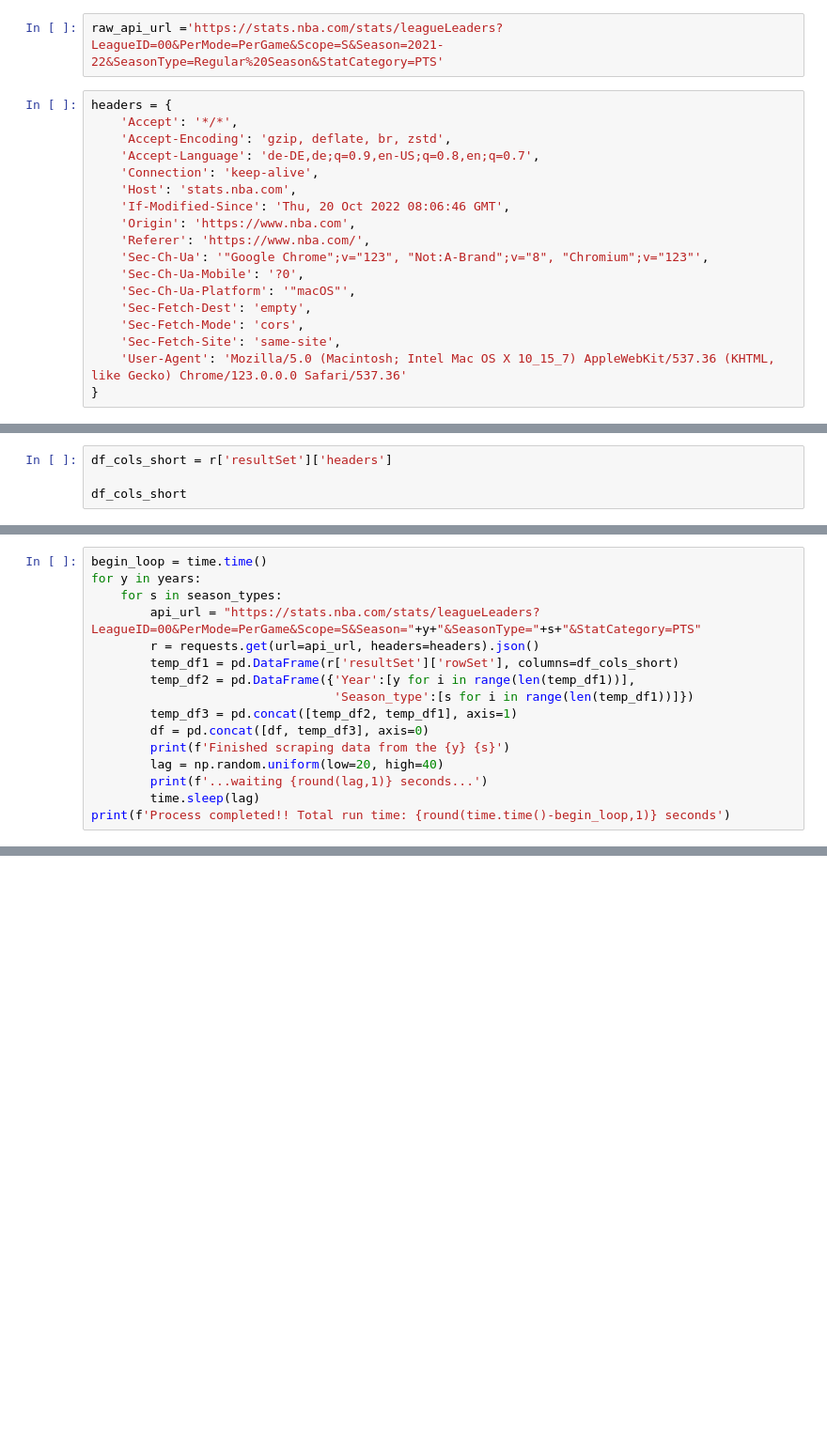
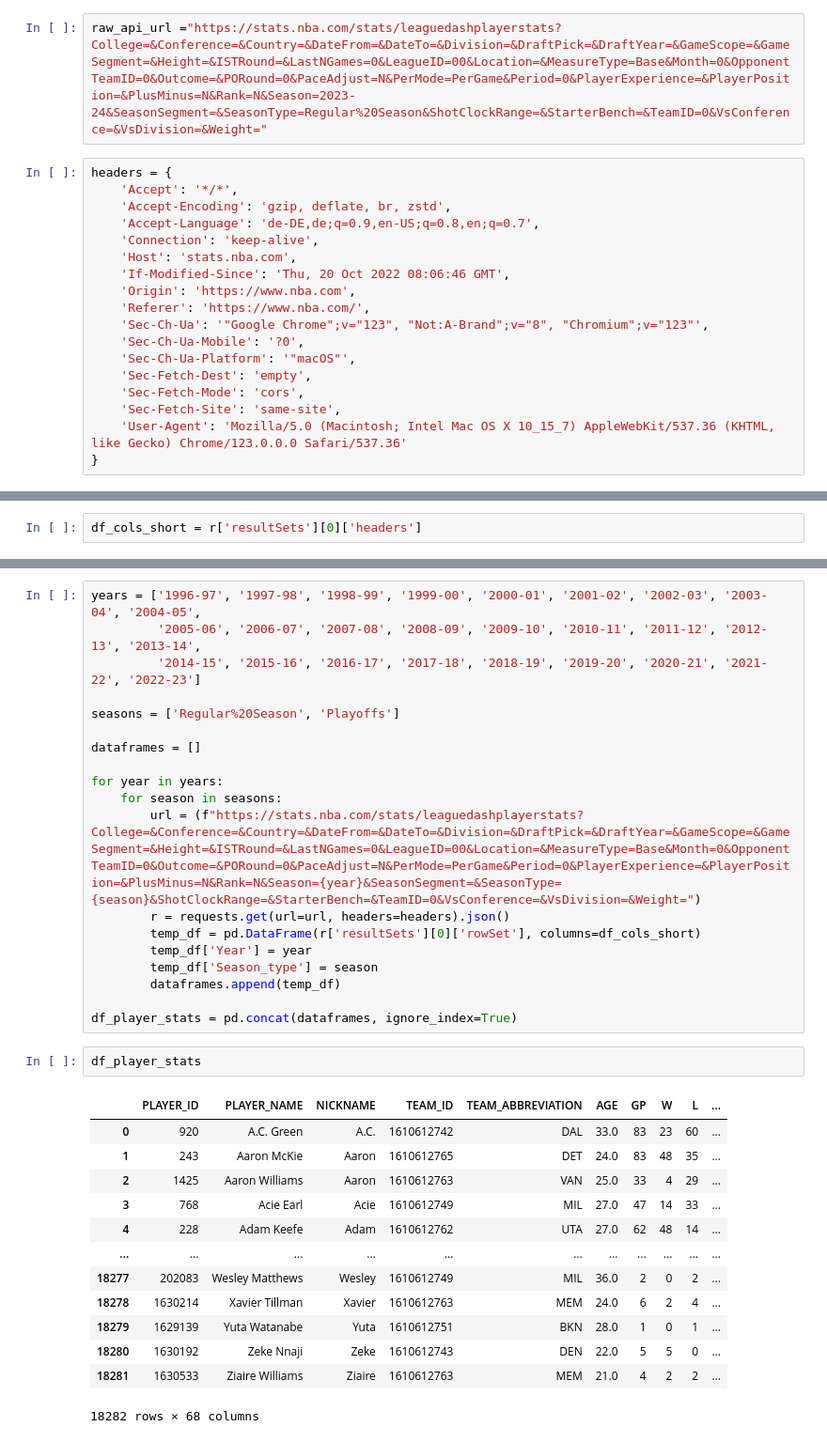
Before and after one commit to NEAT-Scouting-Data-Analytics/NEAT-Scouting-Data-Analytics, a Jupyter notebook: DataScrapping_nba_europe.ipynb, the cells around one changed output, grey strips where cells are left out. Shown at 94% size. Saved outputs shown, nothing was run; the diff lists cells and outputs as text; blank space fills up the shorter version.

```diff
--- a/DataScrapping_nba_europe.ipynb
+++ b/DataScrapping_nba_europe.ipynb
@@ -5,7 +5,7 @@ pd.set_option('display.max_columns', None) # so we can see all columns in a wide
 import time
 import numpy as np
 # %%
-raw_api_url ='https://stats.nba.com/stats/leagueLeaders?LeagueID=00&PerMode=PerGame&Scope=S&Season=2021-22&SeasonType=Regular%20Season&StatCategory=PTS'
+raw_api_url ="https://stats.nba.com/stats/leaguedashplayerstats?College=&Conference=&Country=&DateFrom=&DateTo=&Division=&DraftPick=&DraftYear=&GameScope=&GameSegment=&Height=&ISTRound=&LastNGames=0&LeagueID=00&Location=&MeasureType=Base&Month=0&OpponentTeamID=0&Outcome=&PORound=0&PaceAdjust=N&PerMode=PerGame&Period=0&PlayerExperience=&PlayerPosition=&PlusMinus=N&Rank=N&Season=2023-24&SeasonSegment=&SeasonType=Regular%20Season&ShotClockRange=&StarterBench=&TeamID=0&VsConference=&VsDivision=&Weight="
 # %%
 headers = {
     'Accept': '*/*',
@@ -48,4 +48,2 @@ r
 # %%
-df_cols_short = r['resultSet']['headers']
-
-df_cols_short
+df_cols_short = r['resultSets'][0]['headers']
@@ -80,16 +49,0 @@ df
-# %%
-begin_loop = time.time()
-for y in years:
-    for s in season_types:
-        api_url = "https://stats.nba.com/stats/leagueLeaders?LeagueID=00&PerMode=PerGame&Scope=S&Season="+y+"&SeasonType="+s+"&StatCategory=PTS"
-        r = requests.get(url=api_url, headers=headers).json()
-        temp_df1 = pd.DataFrame(r['resultSet']['rowSet'], columns=df_cols_short)
-        temp_df2 = pd.DataFrame({'Year':[y for i in range(len(temp_df1))],
-                                 'Season_type':[s for i in range(len(temp_df1))]})
-        temp_df3 = pd.concat([temp_df2, temp_df1], axis=1)
-        df = pd.concat([df, temp_df3], axis=0)
-        print(f'Finished scraping data from the {y} {s}')
-        lag = np.random.uniform(low=20, high=40)
-        print(f'...waiting {round(lag,1)} seconds...')
-        time.sleep(lag)
-print(f'Process completed!! Total run time: {round(time.time()-begin_loop,1)} seconds')
@@ -181,0 +50,35 @@ SyntaxError: invalid syntax (3595161058.py, line 2)
+# %%
+years = ['1996-97', '1997-98', '1998-99', '1999-00', '2000-01', '2001-02', '2002-03', '2003-04', '2004-05',
+         '2005-06', '2006-07', '2007-08', '2008-09', '2009-10', '2010-11', '2011-12', '2012-13', '2013-14',
+         '2014-15', '2015-16', '2016-17', '2017-18', '2018-19', '2019-20', '2020-21', '2021-22', '2022-23']
+
+seasons = ['Regular%20Season', 'Playoffs']
+
+dataframes = []
+
+for year in years:
+    for season in seasons:
+        url = (f"https://stats.nba.com/stats/leaguedashplayerstats?College=&Conference=&Country=&DateFrom=&DateTo=&Division=&DraftPick=&DraftYear=&GameScope=&GameSegment=&Height=&ISTRound=&LastNGames=0&LeagueID=00&Location=&MeasureType=Base&Month=0&OpponentTeamID=0&Outcome=&PORound=0&PaceAdjust=N&PerMode=PerGame&Period=0&PlayerExperience=&PlayerPosition=&PlusMinus=N&Rank=N&Season={year}&SeasonSegment=&SeasonType={season}&ShotClockRange=&StarterBench=&TeamID=0&VsConference=&VsDivision=&Weight=")
+        r = requests.get(url=url, headers=headers).json()
+        temp_df = pd.DataFrame(r['resultSets'][0]['rowSet'], columns=df_cols_short)
+        temp_df['Year'] = year
+        temp_df['Season_type'] = season
+        dataframes.append(temp_df)
+
+df_player_stats = pd.concat(dataframes, ignore_index=True)
+# %%
+df_player_stats
+# %% [output]
+|  | PLAYER_ID | PLAYER_NAME | NICKNAME | TEAM_ID | TEAM_ABBREVIATION | AGE | GP | W | L | ... |
+| 0 | 920 | A.C. Green | A.C. | 1610612742 | DAL | 33.0 | 83 | 23 | 60 | ... |
+| 1 | 243 | Aaron McKie | Aaron | 1610612765 | DET | 24.0 | 83 | 48 | 35 | ... |
+| 2 | 1425 | Aaron Williams | Aaron | 1610612763 | VAN | 25.0 | 33 | 4 | 29 | ... |
+| 3 | 768 | Acie Earl | Acie | 1610612749 | MIL | 27.0 | 47 | 14 | 33 | ... |
+| 4 | 228 | Adam Keefe | Adam | 1610612762 | UTA | 27.0 | 62 | 48 | 14 | ... |
+| ... | ... | ... | ... | ... | ... | ... | ... | ... | ... | ... |
+| 18277 | 202083 | Wesley Matthews | Wesley | 1610612749 | MIL | 36.0 | 2 | 0 | 2 | ... |
+| 18278 | 1630214 | Xavier Tillman | Xavier | 1610612763 | MEM | 24.0 | 6 | 2 | 4 | ... |
+| 18279 | 1629139 | Yuta Watanabe | Yuta | 1610612751 | BKN | 28.0 | 1 | 0 | 1 | ... |
+| 18280 | 1630192 | Zeke Nnaji | Zeke | 1610612743 | DEN | 22.0 | 5 | 5 | 0 | ... |
+| 18281 | 1630533 | Ziaire Williams | Ziaire | 1610612763 | MEM | 21.0 | 4 | 2 | 2 | ... |
+18282 rows × 68 columns
```
Also changed, not shown: parts of 9 cells of this notebook, 6 other files.
